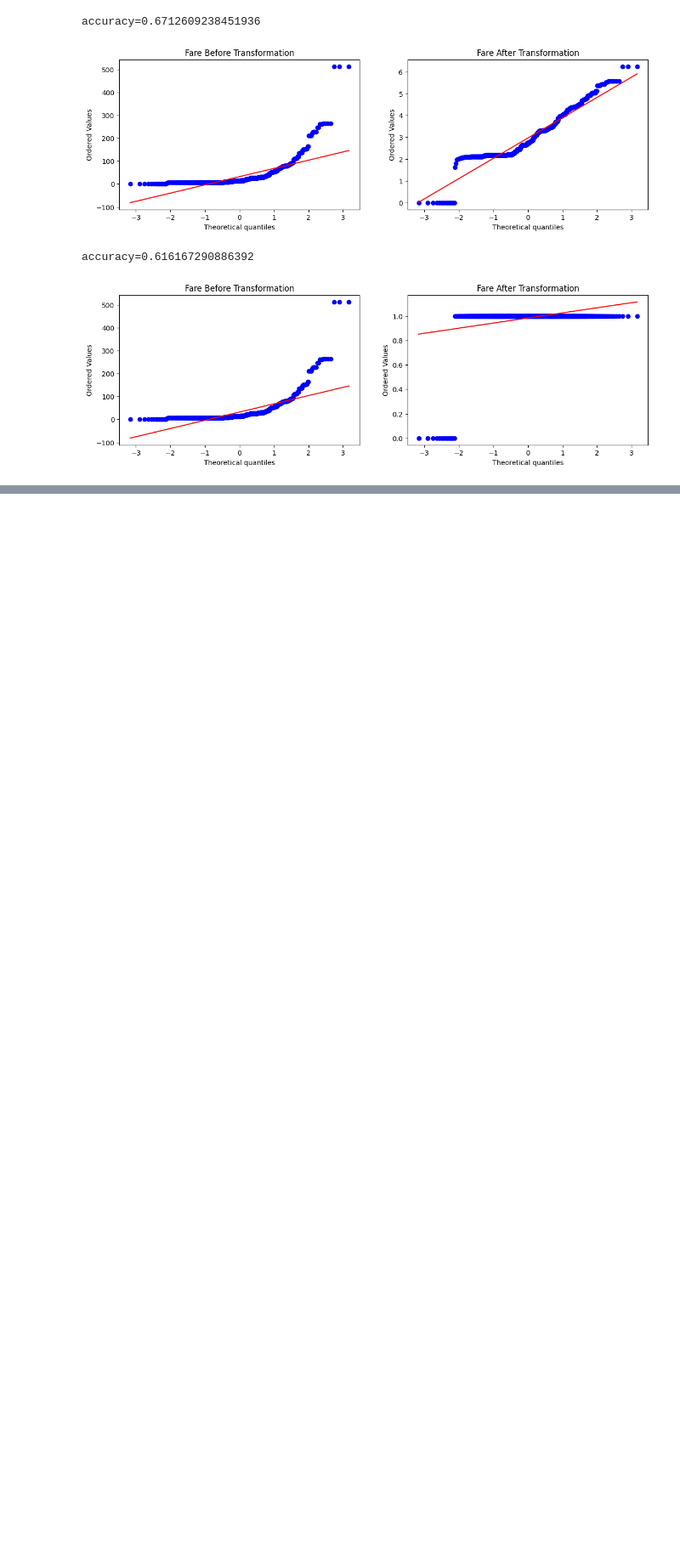
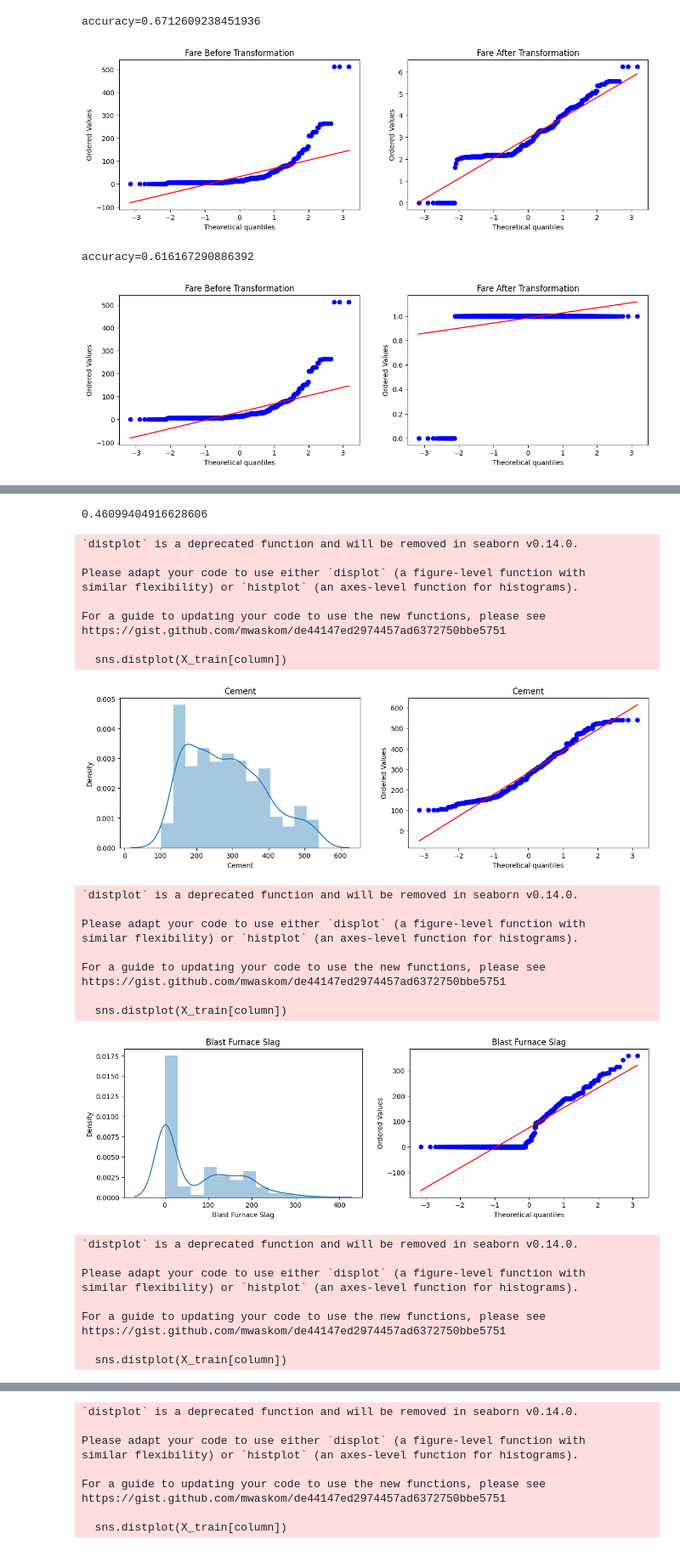
Before and after one commit to Evergreenies/data-science-learning, a Jupyter notebook: stats/42/mathematical-transformation.ipynb, the cells around one changed output, grey strips where cells are left out. Shown at 85% size. Cells and saved outputs as stored; diff of their text form; code cells hidden in the pictures; blank space fills up the shorter version.

```diff
--- a/stats/42/mathematical-transformation.ipynb
+++ b/stats/42/mathematical-transformation.ipynb
@@ -326,0 +331,3 @@ accuracy=0.616167290886392
+# %%
+concrete_data = pd.read_csv('./concrete_data.csv')
+concrete_data.head()
@@ -326,0 +370,12 @@ accuracy=0.616167290886392
+# %%
+X = concrete_data.drop(columns=['Strength'])
+y = concrete_data.iloc[:, -1]
+# %%
+X_train, X_test, y_train, y_test = train_test_split(X, y, test_size=0.2, random_state=42)
+# %%
+linear_regression = LinearRegression()
+
+linear_regression.fit(X_train, y_train)
+linear_regression_y_predict = linear_regression.predict(X_test)
+
+r2_score(y_test, linear_regression_y_predict)
@@ -326,0 +384,47 @@ accuracy=0.616167290886392
+# %%
+linear_regression = LinearRegression()
+np.mean(cross_val_score(linear_regression, X, y, scoring='r2'))
+# %% [output]
+0.46099404916628606
+# %%
+for column in X_train.columns:
+    plt.figure(figsize=(14, 4))
+    plt.subplot(121)
+    sns.distplot(X_train[column])
+    plt.title(column)
+
+    plt.subplot(122)
+    stats.probplot(X_train[column], dist='norm', plot=plt)
+    plt.title(column)
+
+    plt.show()
+# %% [output]
+`distplot` is a deprecated function and will be removed in seaborn v0.14.0.
+
+Please adapt your code to use either `displot` (a figure-level function with
+similar flexibility) or `histplot` (an axes-level function for histograms).
+
+For a guide to updating your code to use the new functions, please see
+https://gist.github.com/mwaskom/de44147ed2974457ad6372750bbe5751
+
+  sns.distplot(X_train[column])
+[figure, added]
+`distplot` is a deprecated function and will be removed in seaborn v0.14.0.
+
+Please adapt your code to use either `displot` (a figure-level function with
+similar flexibility) or `histplot` (an axes-level function for histograms).
+
+For a guide to updating your code to use the new functions, please see
+https://gist.github.com/mwaskom/de44147ed2974457ad6372750bbe5751
+
+  sns.distplot(X_train[column])
+[figure, added]
+`distplot` is a deprecated function and will be removed in seaborn v0.14.0.
+
+Please adapt your code to use either `displot` (a figure-level function with
+similar flexibility) or `histplot` (an axes-level function for histograms).
+
+For a guide to updating your code to use the new functions, please see
+https://gist.github.com/mwaskom/de44147ed2974457ad6372750bbe5751
+
+  sns.distplot(X_train[column])
@@ -326,0 +432,9 @@ accuracy=0.616167290886392
+`distplot` is a deprecated function and will be removed in seaborn v0.14.0.
+
+Please adapt your code to use either `displot` (a figure-level function with
+similar flexibility) or `histplot` (an axes-level function for histograms).
+
+For a guide to updating your code to use the new functions, please see
+https://gist.github.com/mwaskom/de44147ed2974457ad6372750bbe5751
+
+  sns.distplot(X_train[column])
```
Also changed, not shown: parts of 14 cells of this notebook, 2 other files.
